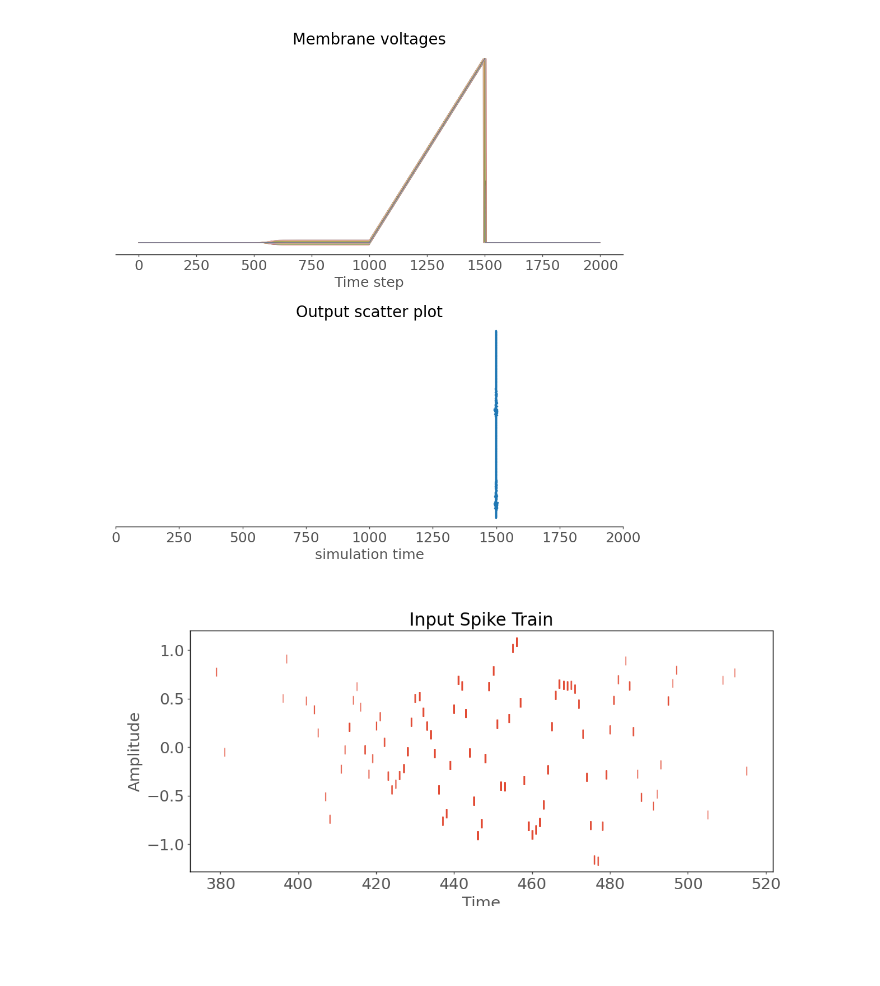
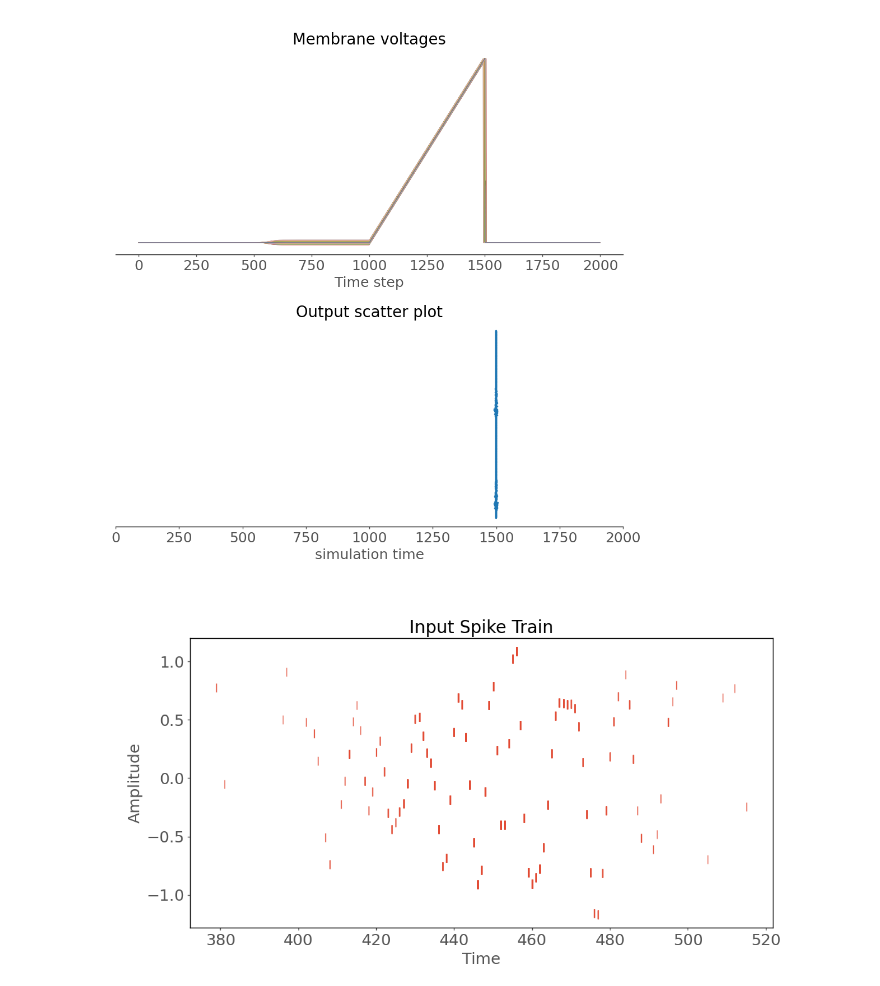
Before and after one commit to anmutechsupport/Energy-Efficient-Decoding-of-EEG-Motor-Imagery-using-Spiking-Legendre-Memory-Units, a Jupyter notebook: ml/spikingFFT.ipynb, the cells around one changed output. Saved outputs shown, nothing was run; the diff lists cells and outputs as text; code cells hidden in the pictures; blank space fills up the shorter version.

```diff
--- a/ml/spikingFFT.ipynb
+++ b/ml/spikingFFT.ipynb
@@ -60,7 +59,7 @@ Averaging across epochs...
 # %%
 config = {
     "snn_config": {
-        "sim_time": 1000,
+        "sim_time": 10000,
         "time_step": 1,
         "mode": "dft",
         "framework": "numpy",
@@ -191,31 +187,31 @@ fig = sim_plotter()
 # %%
 encoded_data = sim_handler.encoded_data[0, :]
 source_data_single = source_data[0, 0, :]
 
 
 # Calculate the indices of the source_data array corresponding to each spike time
 spike_indices = (encoded_data / sim_time * len(source_data_single)).astype(int)
 
 # Create arrays to store spike times and corresponding amplitudes
 spike_times = []
 spike_amplitudes = []
 
 # Fill the spike_times and spike_amplitudes lists with non-zero amplitudes of the original data
 for spike_idx in spike_indices:
     if spike_idx < len(source_data_single) and source_data_single[spike_idx] != 0:
         spike_times.append(spike_idx)
         spike_amplitudes.append(source_data_single[spike_idx])
 
 # Convert lists to numpy arrays
 spike_times = np.array(spike_times)
 spike_amplitudes = np.array(spike_amplitudes)
 
 # Plot the spike train
-plt.figure(figsize=(12, 5))
+plt.figure(figsize=(12, 6))
 plt.scatter(spike_times, spike_amplitudes, marker='|', s=100)
 plt.xlabel("Time")
 plt.ylabel("Amplitude")
 plt.title("Input Spike Train")
 plt.show()
 # %% [output]
-[figure, old version]
+[figure, new version]
```
Also changed, not shown: parts of 5 cells of this notebook, 8 other files.
